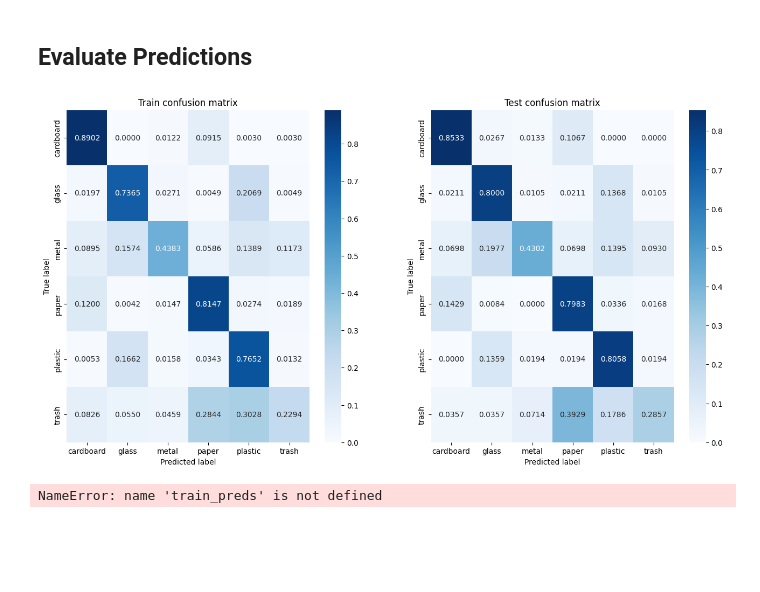
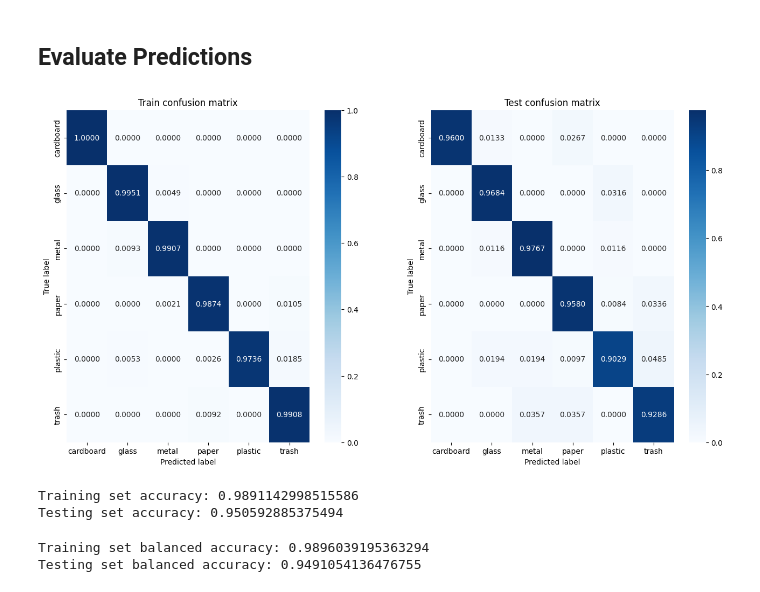
Before and after one commit to dyscott/sifting-through-trash, a Jupyter notebook: model-eval.ipynb, the cells around one changed output. Drawn from its saved outputs; the diff is of its cells as text; code cells hidden in the pictures; blank space fills up the shorter version.

```diff
--- a/model-eval.ipynb
+++ b/model-eval.ipynb
@@ -13,0 +12,26 @@ ModuleNotFoundError: No module named 'datasets'
+# %%
+# Create visual for dataset
+
+# Load three images from each label and display them in grid
+import matplotlib.pyplot as plt
+import numpy as np
+import random
+
+# Create figure
+n = len(labels)
+width = 3
+fig, axs = plt.subplots(width, n, figsize=(12, 6))
+axs = axs.flatten()
+
+# Loop through labels
+for i, label in enumerate(labels):
+    # Get three random images from label
+    idx = random.sample(ds['train'].filter(lambda x: x['label'] == i)['image'], 3)
+    # Display images
+    for j, img in enumerate(idx):
+        axs[j*n+i].imshow(np.array(img))
+        axs[j*n+i].axis('off')
+        axs[j*n+i].set_title(label)
+
+# Show figure
+plt.show()
@@ -14,6 +40,6 @@ ModuleNotFoundError: No module named 'datasets'
 # %%
 # Load model (change this to switch model being evaluated)
-model_name = "clip-base"
+model_name = "vit"
 
 from transformers import AutoImageProcessor, AutoModelForImageClassification, AutoProcessor, AutoModel
 import torch
@@ -65,30 +91,41 @@ test_preds = ds['test'].map(predict_images, batched=True, batch_size=32).with_fo
 # %%
 # Calculate confusion matrix
 from sklearn.metrics import confusion_matrix
 
 train_cm = confusion_matrix(train_preds['label'], train_preds['pred'])
 test_cm = confusion_matrix(test_preds['label'], test_preds['pred'])
 train_cm_percent = train_cm / np.sum(train_cm, axis=1, keepdims=True)
 test_cm_percent = test_cm / np.sum(test_cm, axis=1, keepdims=True)
 
 # Plot confusion matrix
 import seaborn as sns
 import matplotlib.pyplot as plt
 
 fig, ax = plt.subplots(1, 2, figsize=(16, 8))
 sns.heatmap(train_cm_percent, annot=True, xticklabels=labels, yticklabels=labels, ax=ax[0], fmt='.4f', cmap='Blues')
 sns.heatmap(test_cm_percent, annot=True, xticklabels=labels, yticklabels=labels, ax=ax[1], fmt='.4f', cmap='Blues')
 ax[0].set_title("Train confusion matrix")
 ax[1].set_title("Test confusion matrix")
 ax[0].set_xlabel("Predicted label")
 ax[1].set_xlabel("Predicted label")
 ax[0].set_ylabel("True label")
 ax[1].set_ylabel("True label")
 plt.show()
+
+# Export confusion matrix
+import pandas as pd
+
+train_cm_df = pd.DataFrame(train_cm_percent, index=labels, columns=labels)
+test_cm_df = pd.DataFrame(test_cm_percent, index=labels, columns=labels)
+train_cm_df.to_csv(f"eval/confusion-matrix-{model_name}-train.csv")
+test_cm_df.to_csv(f"eval/confusion-matrix-{model_name}-test.csv")
+
+# Export plot
+fig.savefig(f"eval/confusion-matrix-{model_name}.png", dpi=300)
 # %% [output]
-[figure, old version]
+[figure, new version]
 # %%
-#Accuracy
+# Accuracy
 from sklearn.metrics import accuracy_score
 
 train_acc = accuracy_score(train_preds['label'], train_preds['pred'])
@@ -97,13 +134,17 @@ test_acc = accuracy_score(test_preds['label'], test_preds['pred'])
 print("Training set accuracy: " + str(train_acc))
 print("Testing set accuracy: "  +str(test_acc))
 # %% [output]
-NameError: name 'train_preds' is not defined
+Training set accuracy: 0.9891142998515586
+Testing set accuracy: 0.950592885375494
 # %%
-#Balanced Accuracy
+# Balanced Accuracy
 from sklearn.metrics import balanced_accuracy_score
 
-train_acc = balanced_accuracy_score(train_preds['label'], train_preds['pred'])
-test_acc = balanced_accuracy_score(test_preds['label'], test_preds['pred'])
+train_bal_acc = balanced_accuracy_score(train_preds['label'], train_preds['pred'])
+test_bal_acc = balanced_accuracy_score(test_preds['label'], test_preds['pred'])
 
-print("Training set balanced accuracy: " + str(train_acc))
-print("Testing set balanced accuracy: "  +str(test_acc))
+print("Training set balanced accuracy: " + str(train_bal_acc))
+print("Testing set balanced accuracy: "  +str(test_bal_acc))
+# %% [output]
+Training set balanced accuracy: 0.9896039195363294
+Testing set balanced accuracy: 0.9491054136476755
```
Also changed, not shown: parts of 6 cells of this notebook, 33 other files.
